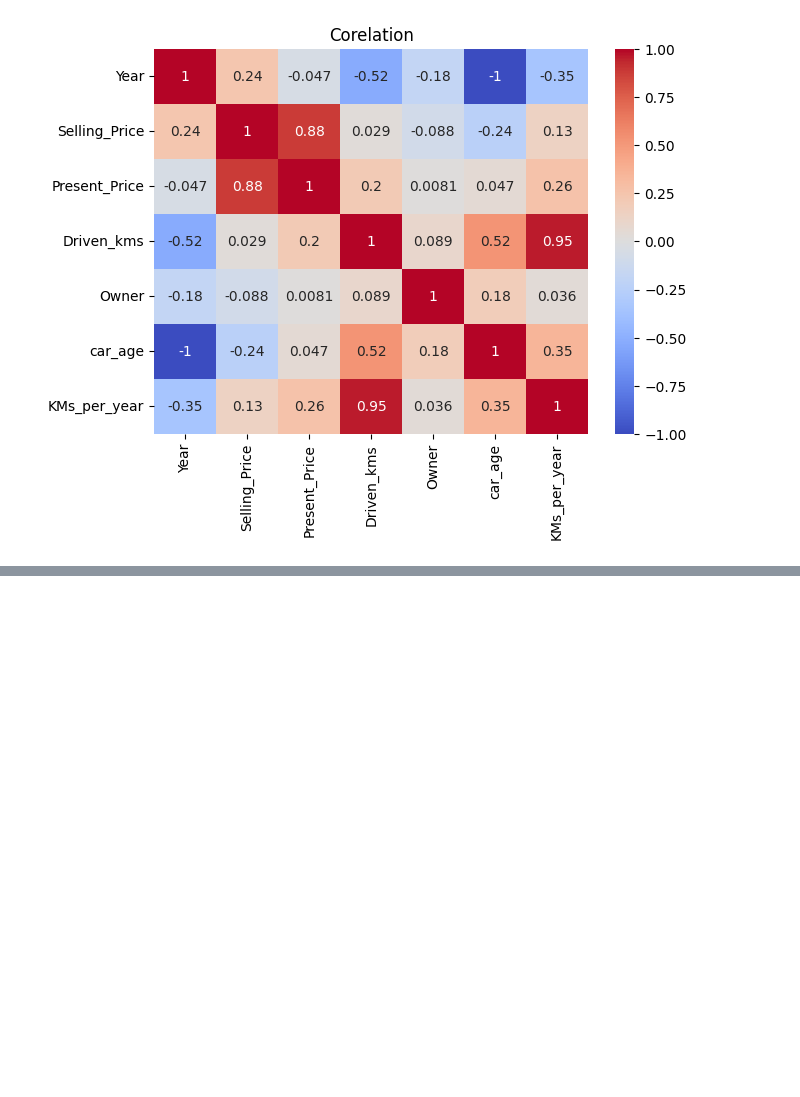
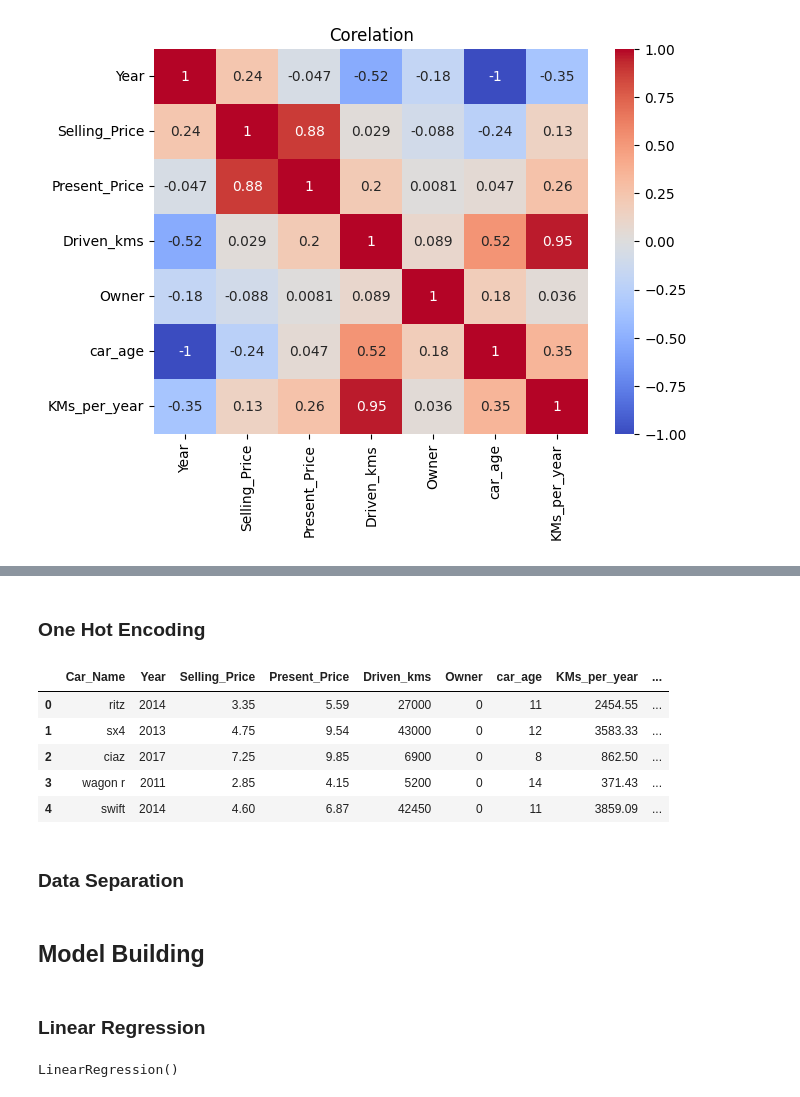
Before and after one commit to nikhil2316n/Machine_Learning, a Jupyter notebook: classical_ml/car_price_predication.ipynb, the cells around one changed output, grey strips where cells are left out. Saved outputs shown, nothing was run; the diff lists cells and outputs as text; code cells hidden in the pictures; blank space fills up the shorter version.

Commit message:
model building,model evaluation

```diff
--- a/classical_ml/car_price_predication.ipynb
+++ b/classical_ml/car_price_predication.ipynb
@@ -164,0 +181,20 @@ plt.show()
+# %% [markdown]
+### One Hot Encoding
+# %%
+df=pd.get_dummies(data=df,
+                  columns=['Fuel_Type','Transmission','Selling_type'],
+                  drop_first=True)
+# %%
+bool_col=df.select_dtypes(include='bool').columns
+df[bool_col]=df[bool_col].astype(int)
+# %%
+df.head()
+# %% [output]
+|  | Car_Name | Year | Selling_Price | Present_Price | Driven_kms | Owner | car_age | KMs_per_year | ... |
+| 0 | ritz | 2014 | 3.35 | 5.59 | 27000 | 0 | 11 | 2454.55 | ... |
+| 1 | sx4 | 2013 | 4.75 | 9.54 | 43000 | 0 | 12 | 3583.33 | ... |
+| 2 | ciaz | 2017 | 7.25 | 9.85 | 6900 | 0 | 8 | 862.50 | ... |
+| 3 | wagon r | 2011 | 2.85 | 4.15 | 5200 | 0 | 14 | 371.43 | ... |
+| 4 | swift | 2014 | 4.60 | 6.87 | 42450 | 0 | 11 | 3859.09 | ... |
+# %% [markdown]
+### Data Separation
@@ -164,0 +218,4 @@ plt.show()
+# %% [markdown]
+## Model Building
+# %% [markdown]
+### Linear Regression
@@ -164,0 +224,6 @@ plt.show()
+# %%
+lr = LinearRegression()
+
+lr.fit(X_train_scaled,y_train)
+# %% [output]
+LinearRegression()
```
Also changed, not shown: parts of 23 cells of this notebook.
